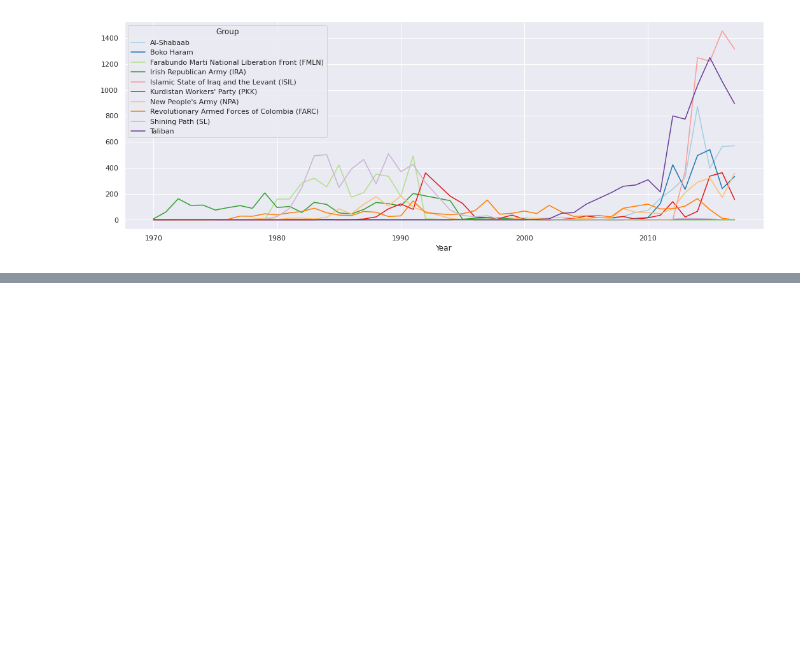
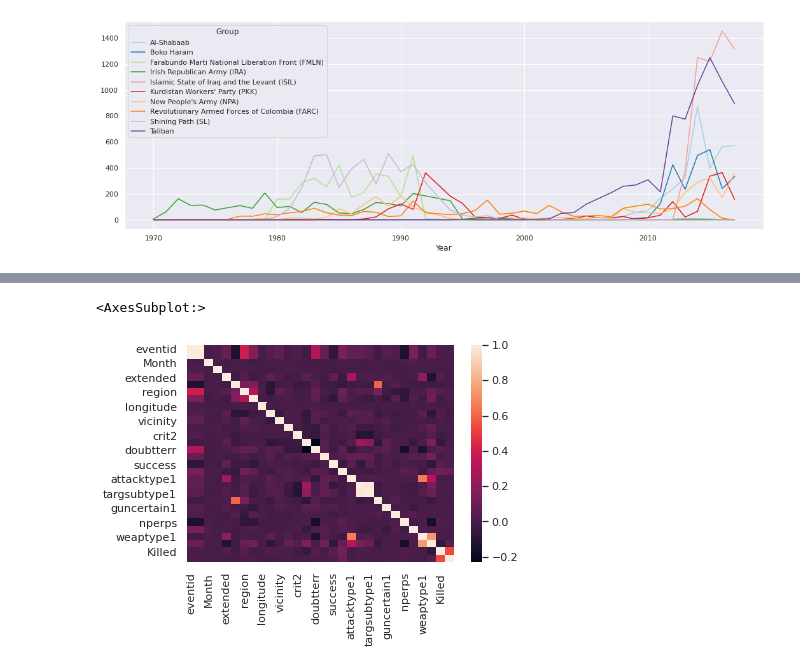
Before and after one commit to vince1396/MachineLearning, a Jupyter notebook: globalTerrorism.ipynb, the cells around one changed output, grey strips where cells are left out. Drawn from its saved outputs; the diff is of its cells as text; code cells hidden in the pictures; blank space fills up the shorter version.

Commit message:
Heatmap

```diff
--- a/globalTerrorism.ipynb
+++ b/globalTerrorism.ipynb
@@ -12,7 +13,7 @@ import matplotlib.pyplot as plt
 ---
 ## Importation du jeu de données
 # %%
-gb = pd.read_csv("/home/vincent/Hitema/datasets/globalterrorismdb_0718dist.csv", encoding='ISO-8859-1')
+gb = pd.read_csv("/home/vincent/Hitema/Cours/Machine Learning/globalterrorismdb_0718dist.csv", encoding='ISO-8859-1')
 # %% [markdown]
 ---
 ## Informations du jeu de données
@@ -189,7 +190,7 @@ memory usage: 59.6+ MB
 ---
 ## Evolution du terrorisme de 1970 à 2017
 # %%
-sns.set_theme()
+rc.set_theme()
 plt.subplots(figsize=(15,6))
 sns.countplot('Year', data=terrorism)
 plt.xticks(rotation=90)
@@ -289,0 +294,3 @@ plt.show()
+# %%
+corrTerr = terrorism.corr()
+corrTerr
@@ -289,0 +316,5 @@ plt.show()
+# %%
+sns.heatmap(corrTerr)
+# %% [output]
+<AxesSubplot:>
+[figure, added]
```
Also changed, not shown: parts of 4 cells of this notebook.
